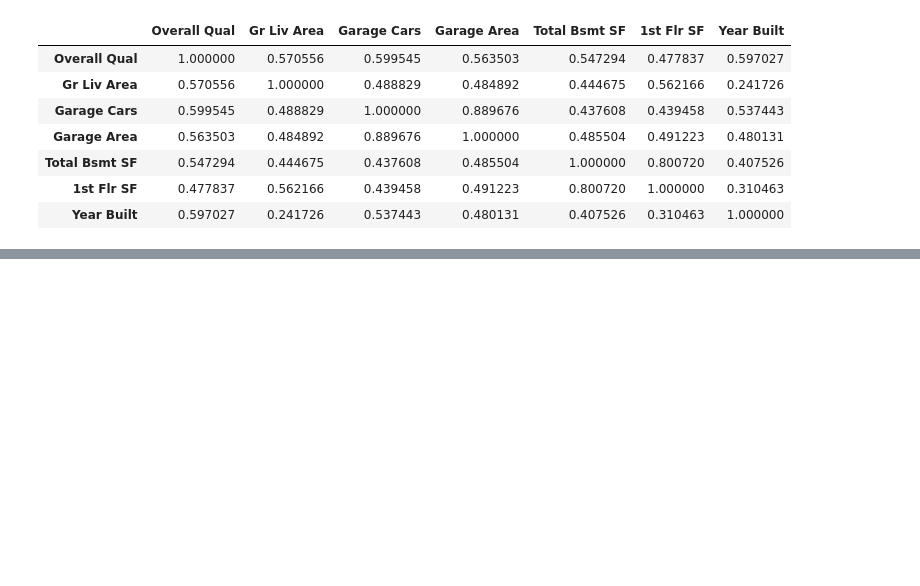
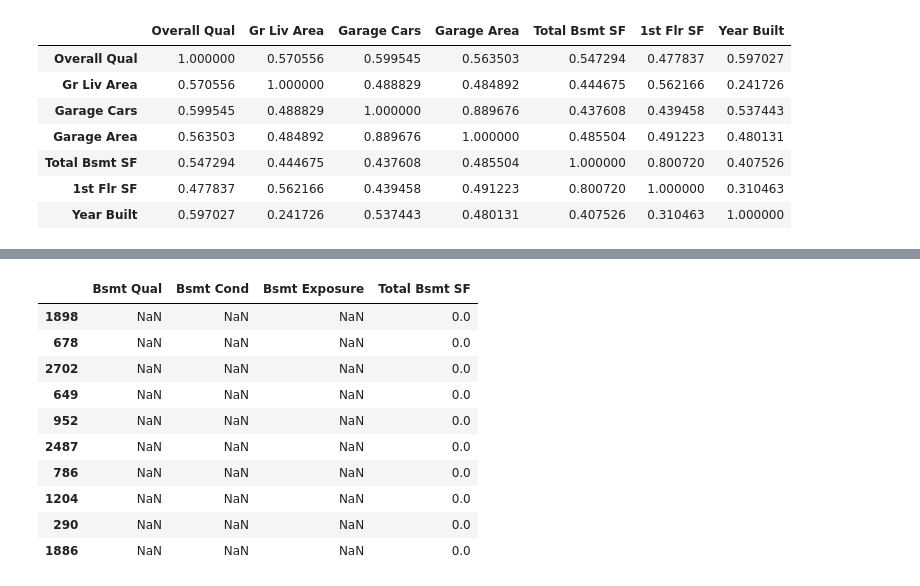
Before and after one commit to romans0506/house-price-prediction, a Jupyter notebook: notebooks/01_eda.ipynb, the cells around one changed output, grey strips where cells are left out. Cells and saved outputs as stored; diff of their text form; code cells hidden in the pictures; blank space fills up the shorter version.

```diff
--- a/notebooks/01_eda.ipynb
+++ b/notebooks/01_eda.ipynb
@@ -391,0 +529,16 @@ df[[
+# %%
+X_train[X_train["Bsmt Qual"].isnull()][
+    ["Bsmt Qual", "Bsmt Cond", "Bsmt Exposure", "Total Bsmt SF"]
+].head(10)
+# %% [output]
+|  | Bsmt Qual | Bsmt Cond | Bsmt Exposure | Total Bsmt SF |
+| 1898 | NaN | NaN | NaN | 0.0 |
+| 678 | NaN | NaN | NaN | 0.0 |
+| 2702 | NaN | NaN | NaN | 0.0 |
+| 649 | NaN | NaN | NaN | 0.0 |
+| 952 | NaN | NaN | NaN | 0.0 |
+| 2487 | NaN | NaN | NaN | 0.0 |
+| 786 | NaN | NaN | NaN | 0.0 |
+| 1204 | NaN | NaN | NaN | 0.0 |
+| 290 | NaN | NaN | NaN | 0.0 |
+| 1886 | NaN | NaN | NaN | 0.0 |
```
Also changed, not shown: parts of 77 cells of this notebook.
